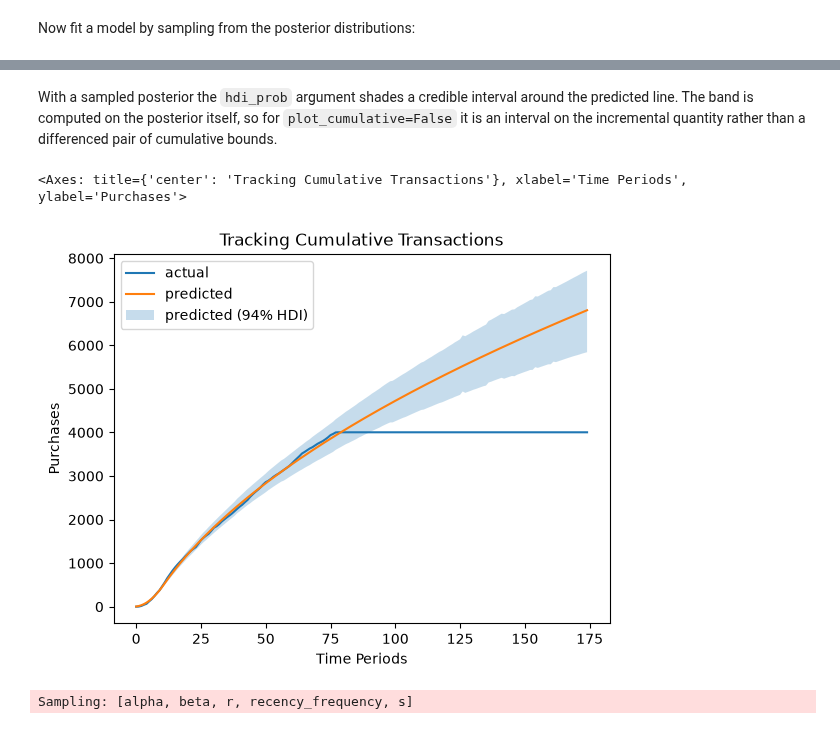
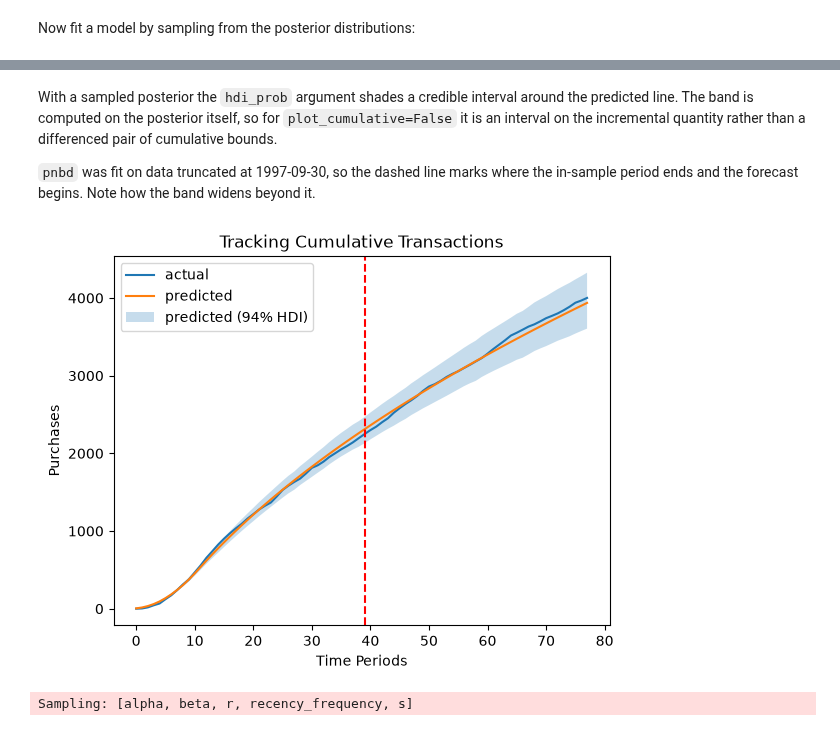
Before and after one commit to ColtAllen/pymc-marketing, a Jupyter notebook: docs/source/notebooks/clv/dev/utilities_plotting.ipynb, the cells around one changed output, grey strips where cells are left out. Cells and saved outputs as stored; diff of their text form; code cells hidden in the pictures.

```diff
--- a/docs/source/notebooks/clv/dev/utilities_plotting.ipynb
+++ b/docs/source/notebooks/clv/dev/utilities_plotting.ipynb
@@ -307,21 +307,32 @@ Group: /
             sample_dims:                ['chain', 'draw']
 # %% [markdown]
 With a sampled posterior the `hdi_prob` argument shades a credible interval around the predicted line. The band is computed on the posterior itself, so for `plot_cumulative=False` it is an interval on the incremental quantity rather than a differenced pair of cumulative bounds.
+
+`pnbd` was fit on data truncated at 1997-09-30, so the dashed line marks where the in-sample period ends and the forecast begins. Note how the band widens beyond it.
 # %%
+# The observed series only extends as far as the data does, so asking for more periods
+# than `raw_trans` covers flattens it. `t = 25 * 7` is the daily idiom, for time_unit="D"
+# with time_scaler=7; in weeks the data covers 78 periods.
+t_full = (
+    pd.to_datetime(raw_trans["date"], format="%Y%m%d")
+    .dt.to_period("W")
+    .pipe(lambda s: (s.max() - s.min()).n)
+)
+
 plotting.plot_expected_purchases_over_time(
     model=pnbd,
     purchase_history=raw_trans,
     customer_id_col="id",
     datetime_col="date",
-    t=25 * 7,
+    t=t_full,
+    t_start_eval=t,
     datetime_format="%Y%m%d",
     time_unit="W",
     plot_cumulative=True,
     hdi_prob=0.94,
-)
+);
 # %% [output]
-<Axes: title={'center': 'Tracking Cumulative Transactions'}, xlabel='Time Periods', ylabel='Purchases'>
-[figure, old version]
+[figure, new version]
 # %%
 plotting.plot_expected_purchases_ppc(pnbd, ppc="prior");
 # %% [output]
```
Also changed, not shown: parts of 4 cells of this notebook.
